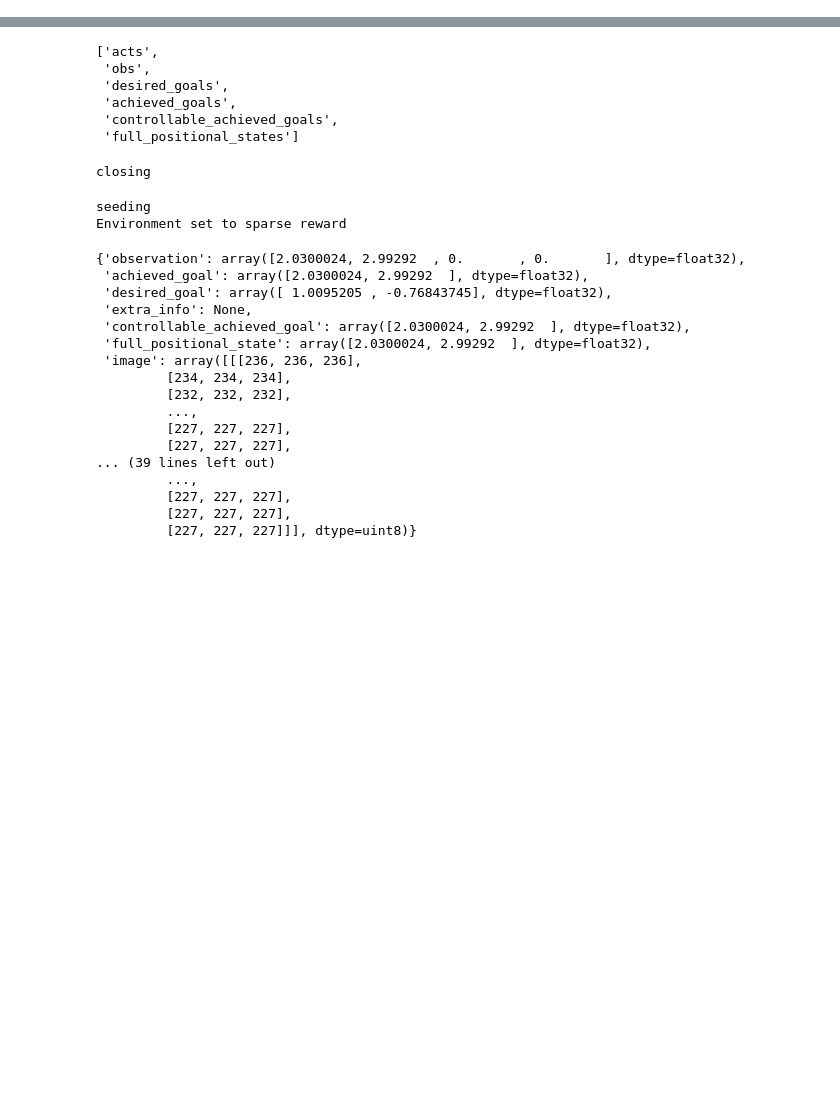
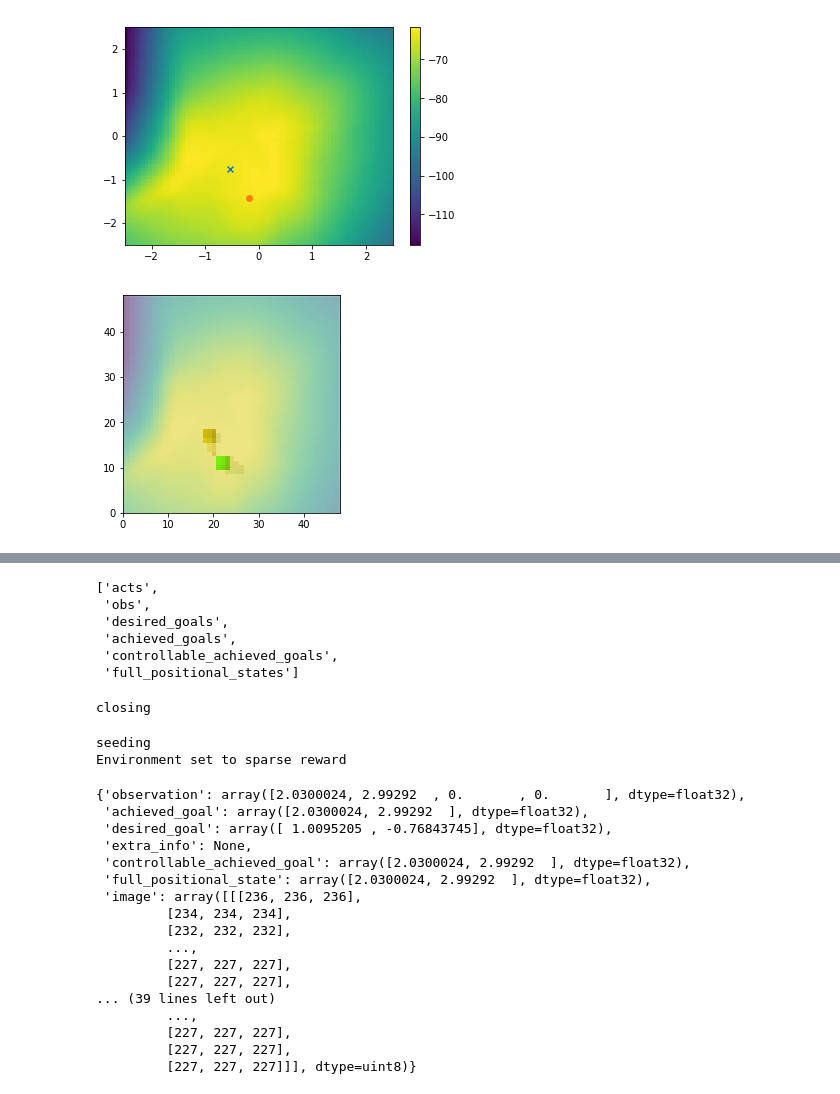
Before and after one commit to sholtodouglas/hierarchial_robotics, a Jupyter notebook: Quick Tests.ipynb, the cells around one changed output, grey strips where cells are left out. Saved outputs shown, nothing was run; the diff lists cells and outputs as text; code cells hidden in the pictures; blank space fills up the shorter version.

```diff
--- a/Quick Tests.ipynb
+++ b/Quick Tests.ipynb
@@ -0,0 +218,40 @@
+# %%
+o, o2, a, r = get_transition(replay_higher, 805)
+env.initialize_start_pos(o)
+env.visualise_sub_goal(o[:2]+a, lower_achieved_whole_state=True)
+env.reset_goal_pos(o2[-2:])
+
+a  =np.linspace(-env.ENVIRONMENT_BOUNDS,env.ENVIRONMENT_BOUNDS,80)
+r = []
+for i in  list(a):
+    for j in  list(a):
+        r.append([i,j])
+tiled_os  = np.tile(np.expand_dims(o,0),[len(r),1])
+options = np.array(r)
+options = options - tiled_os[:,0:2]
+q_vals = SAC_higher.q_func2(np.concatenate([tiled_os, options], axis = 1)).numpy()
+
+options = options + tiled_os[:,0:2]
+X = options[:,0].reshape(len(a),len(a))  #(np.meshgrid(a,a)
+Y = options[:,1].reshape(len(a),len(a))
+#X, Y = np.meshgrid(a,a)
+
+Z=q_vals.reshape(len(a),len(a))
+
+
+
+mesh = plt.pcolormesh(X,Y,Z)
+cb = plt.colorbar()
+plt.scatter(o[0], o[1], marker = 'x')
+plt.scatter(o[-2], o[-1])
+plt.show()
+image = env.calc_state()['image']
+size = image.shape[0]
+arr = mesh.get_array().reshape(mesh._meshWidth, mesh._meshHeight)
+plt.imshow(np.flip(image,0), origin = 'lower')
+plt.imshow(arr.T, origin = 'lower', extent = [0, size, 0, size], alpha=0.5)
+
+plt.show()
+# %% [output]
+[figure, added]
+[figure, added]
```
Also changed, not shown: parts of 29 cells of this notebook, 11 other files.
